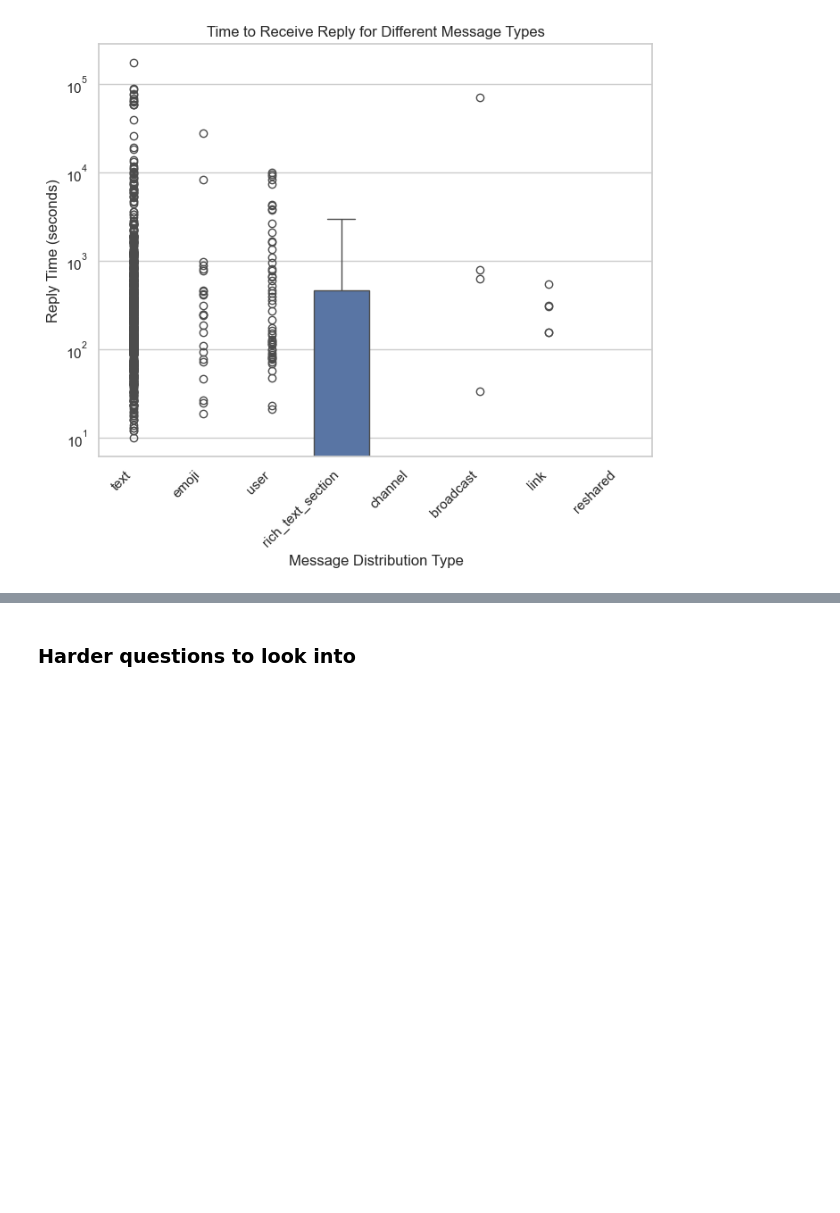
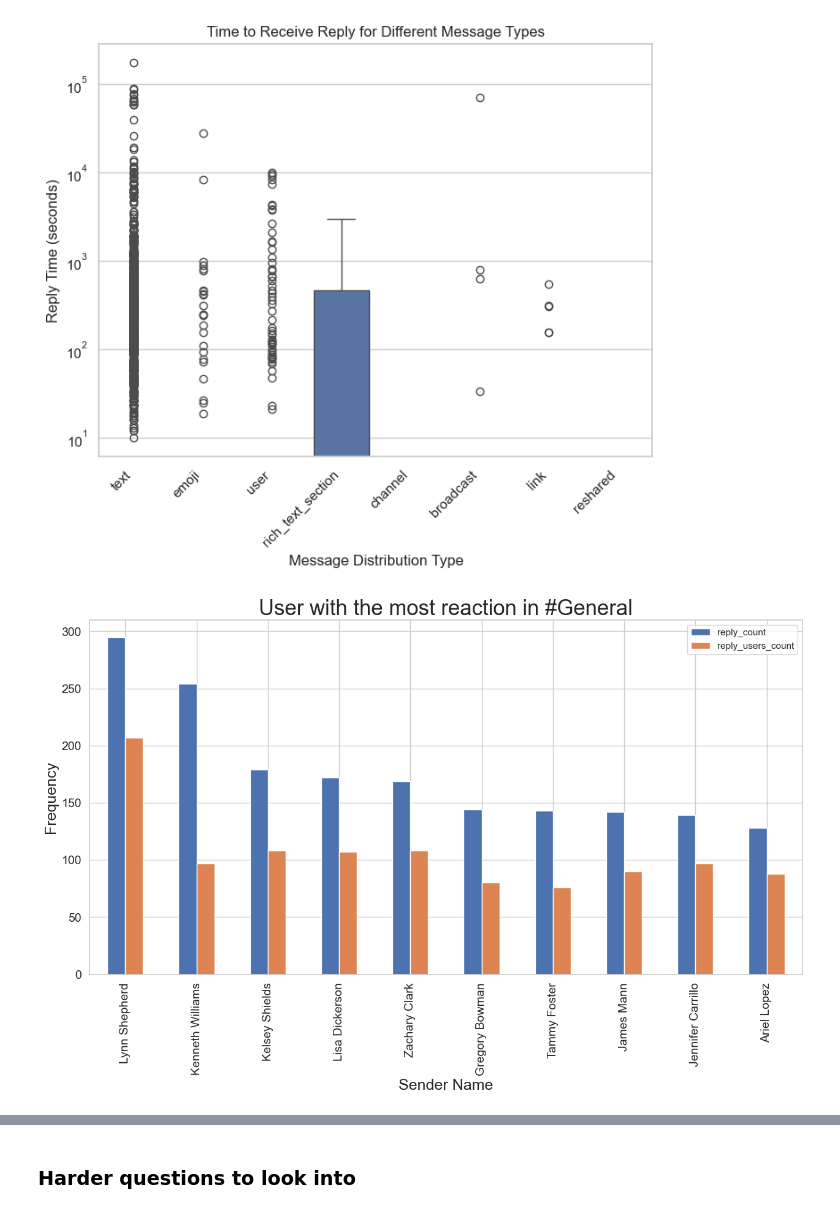
Before and after one commit to Azizadx/nasrallah-week0_10academy, a Jupyter notebook: notebooks/parse_slack_data.ipynb, the cells around one changed output, grey strips where cells are left out. Drawn from its saved outputs; the diff is of its cells as text; code cells hidden in the pictures; blank space fills up the shorter version.

Commit message:
feat:implement EDA for topics that got the most reactions

```diff
--- a/notebooks/parse_slack_data.ipynb
+++ b/notebooks/parse_slack_data.ipynb
@@ -357,6 +396,9 @@ plt.show()
 # Classify messages into different categories such as questions, answers, comments, etc.
 # %%
 # Which users got the most reactions?
+draw_user_reaction(pfill,'General')
+# %% [output]
+[figure, added]
 # %%
 # Model topics mentioned in the channel
 # %%
```
Also changed, not shown: parts of 9 cells of this notebook.
